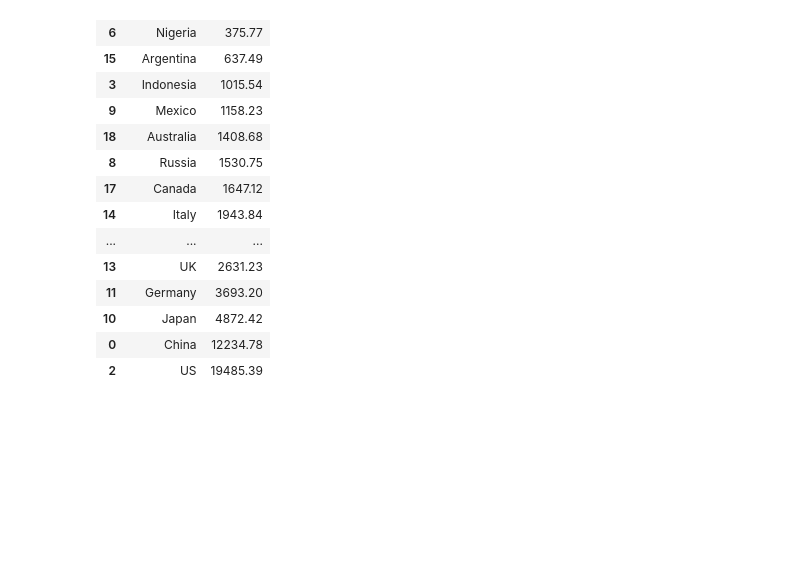
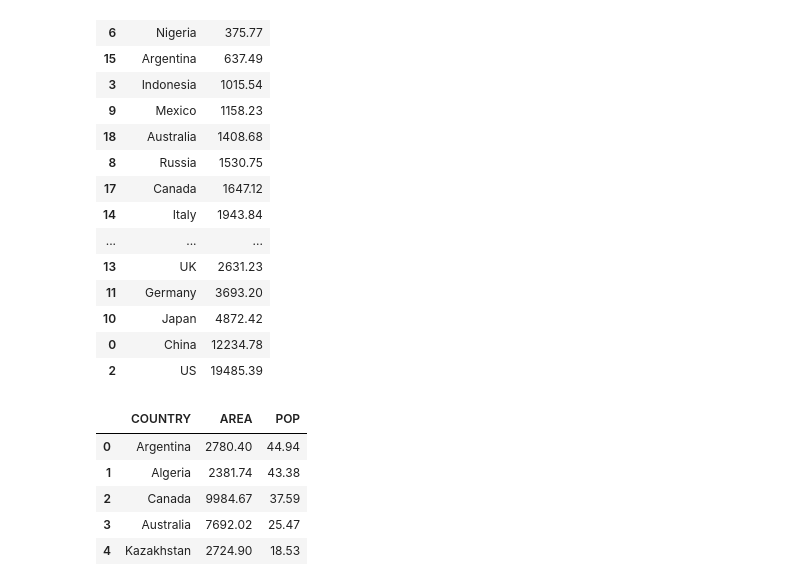
Before and after one commit to Daniel2tio/COMP4030, a Jupyter notebook: Lab 1/lab1.ipynb, the cells around one changed output. Cells and saved outputs as stored; diff of their text form; code cells hidden in the pictures; blank space fills up the shorter version.

```diff
--- a/Lab 1/lab1.ipynb
+++ b/Lab 1/lab1.ipynb
@@ -396,3 +396,13 @@ df_A
 | 10 | Japan | 4872.42 |
 | 0 | China | 12234.78 |
 | 2 | US | 19485.39 |
+# %%
+df_B = df_2[['COUNTRY', 'AREA', 'POP']]
+df_B
+# %% [output]
+|  | COUNTRY | AREA | POP |
+| 0 | Argentina | 2780.40 | 44.94 |
+| 1 | Algeria | 2381.74 | 43.38 |
+| 2 | Canada | 9984.67 | 37.59 |
+| 3 | Australia | 7692.02 | 25.47 |
+| 4 | Kazakhstan | 2724.90 | 18.53 |
```
Also changed, not shown: parts of 9 cells of this notebook.
